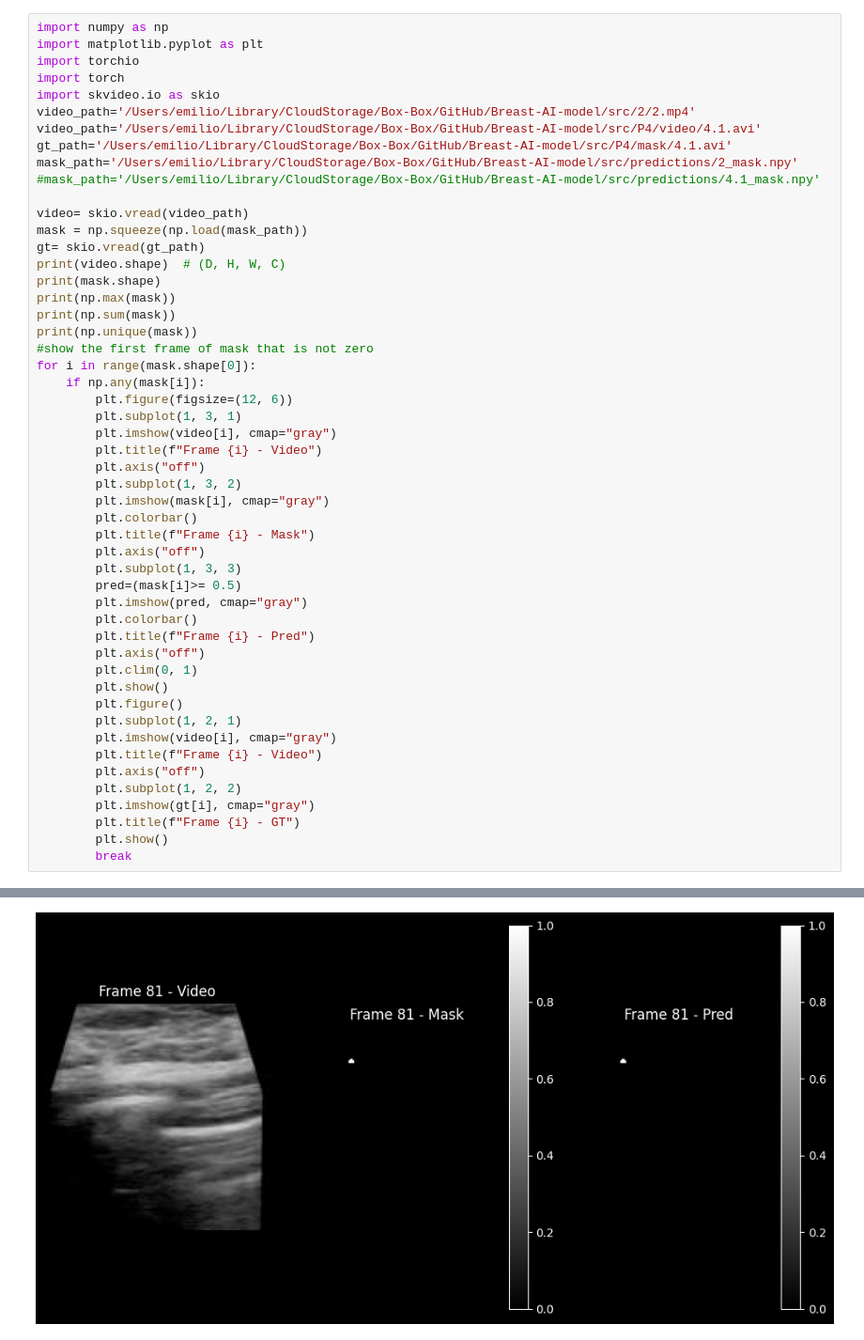
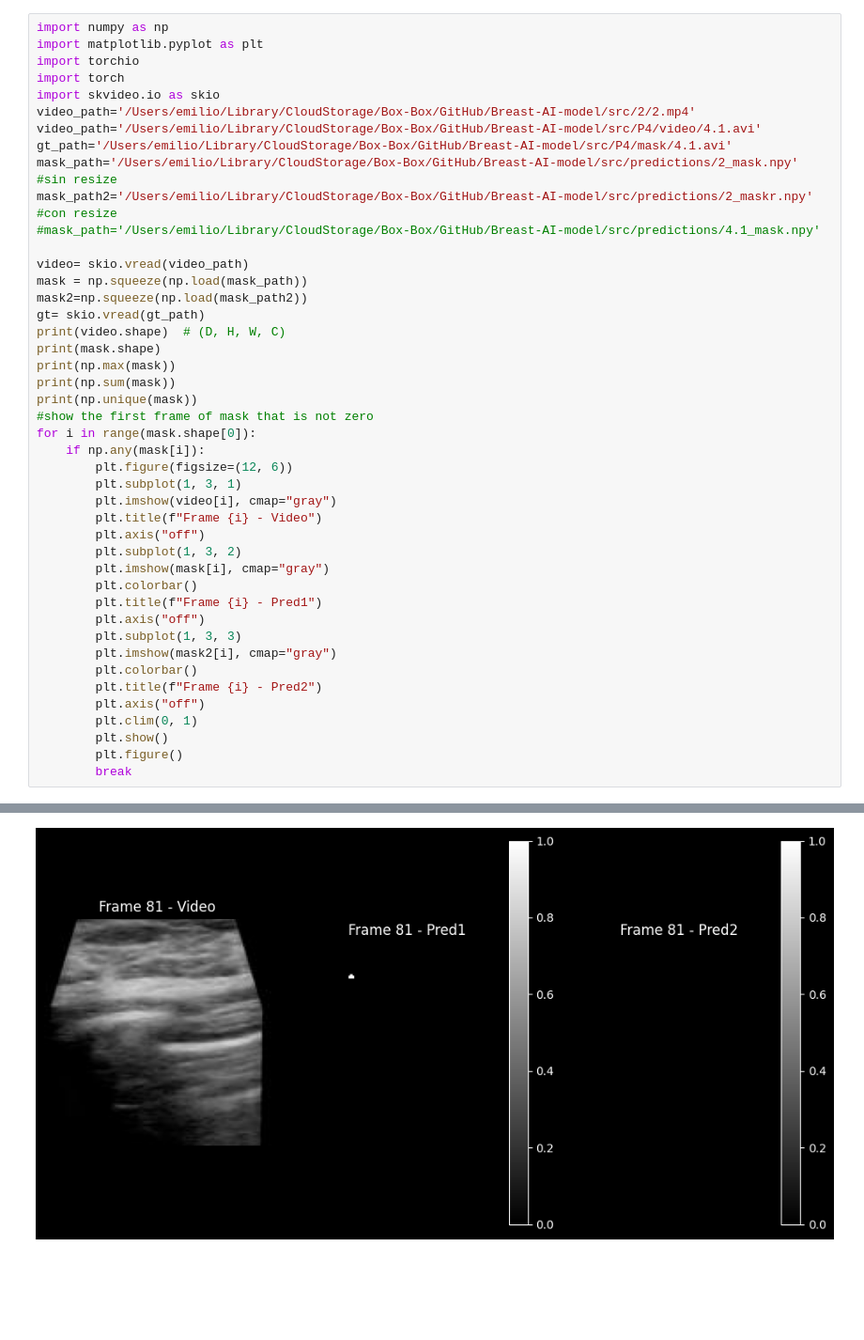
Before and after one commit to castanedalab/Breast-AI-model, a Jupyter notebook: src/evaluador.ipynb, the cells around one changed output, grey strips where cells are left out. Shown at 94% size. Cells and saved outputs as stored; diff of their text form; blank space fills up the shorter version.

```diff
--- a/src/evaluador.ipynb
+++ b/src/evaluador.ipynb
@@ -7,52 +7,45 @@ import skvideo.io as skio
 video_path='/Users/emilio/Library/CloudStorage/Box-Box/GitHub/Breast-AI-model/src/2/2.mp4'
 video_path='/Users/emilio/Library/CloudStorage/Box-Box/GitHub/Breast-AI-model/src/P4/video/4.1.avi'
 gt_path='/Users/emilio/Library/CloudStorage/Box-Box/GitHub/Breast-AI-model/src/P4/mask/4.1.avi'
-mask_path='/Users/emilio/Library/CloudStorage/Box-Box/GitHub/Breast-AI-model/src/predictions/2_mask.npy'
+mask_path='/Users/emilio/Library/CloudStorage/Box-Box/GitHub/Breast-AI-model/src/predictions/2_mask.npy' #sin resize
+mask_path2='/Users/emilio/Library/CloudStorage/Box-Box/GitHub/Breast-AI-model/src/predictions/2_maskr.npy' #con resize
 #mask_path='/Users/emilio/Library/CloudStorage/Box-Box/GitHub/Breast-AI-model/src/predictions/4.1_mask.npy'
 
 video= skio.vread(video_path)
 mask = np.squeeze(np.load(mask_path))
+mask2=np.squeeze(np.load(mask_path2))
 gt= skio.vread(gt_path)
 print(video.shape)  # (D, H, W, C)
 print(mask.shape)
 print(np.max(mask))
 print(np.sum(mask))
 print(np.unique(mask))
 #show the first frame of mask that is not zero
 for i in range(mask.shape[0]):
     if np.any(mask[i]):
         plt.figure(figsize=(12, 6))
         plt.subplot(1, 3, 1)
         plt.imshow(video[i], cmap="gray")
         plt.title(f"Frame {i} - Video")
         plt.axis("off")
         plt.subplot(1, 3, 2)
         plt.imshow(mask[i], cmap="gray")
         plt.colorbar()
-        plt.title(f"Frame {i} - Mask")
+        plt.title(f"Frame {i} - Pred1")
         plt.axis("off")
         plt.subplot(1, 3, 3)
-        pred=(mask[i]>= 0.5)
-        plt.imshow(pred, cmap="gray")
+        plt.imshow(mask2[i], cmap="gray")
         plt.colorbar()
-        plt.title(f"Frame {i} - Pred")
+        plt.title(f"Frame {i} - Pred2")
         plt.axis("off")
         plt.clim(0, 1)
         plt.show()
         plt.figure()
-        plt.subplot(1, 2, 1)
-        plt.imshow(video[i], cmap="gray")
-        plt.title(f"Frame {i} - Video")
-        plt.axis("off")
-        plt.subplot(1, 2, 2)
-        plt.imshow(gt[i], cmap="gray")
-        plt.title(f"Frame {i} - GT")
-        plt.show()
         break
 # %% [output]
 (128, 128, 128, 3)
 (212, 128, 128)
 1
 11471
 [0 1]
-[figure, old version]
+[figure, new version]
```
Also changed, not shown: parts of 1 cell of this notebook, 1 other file.
